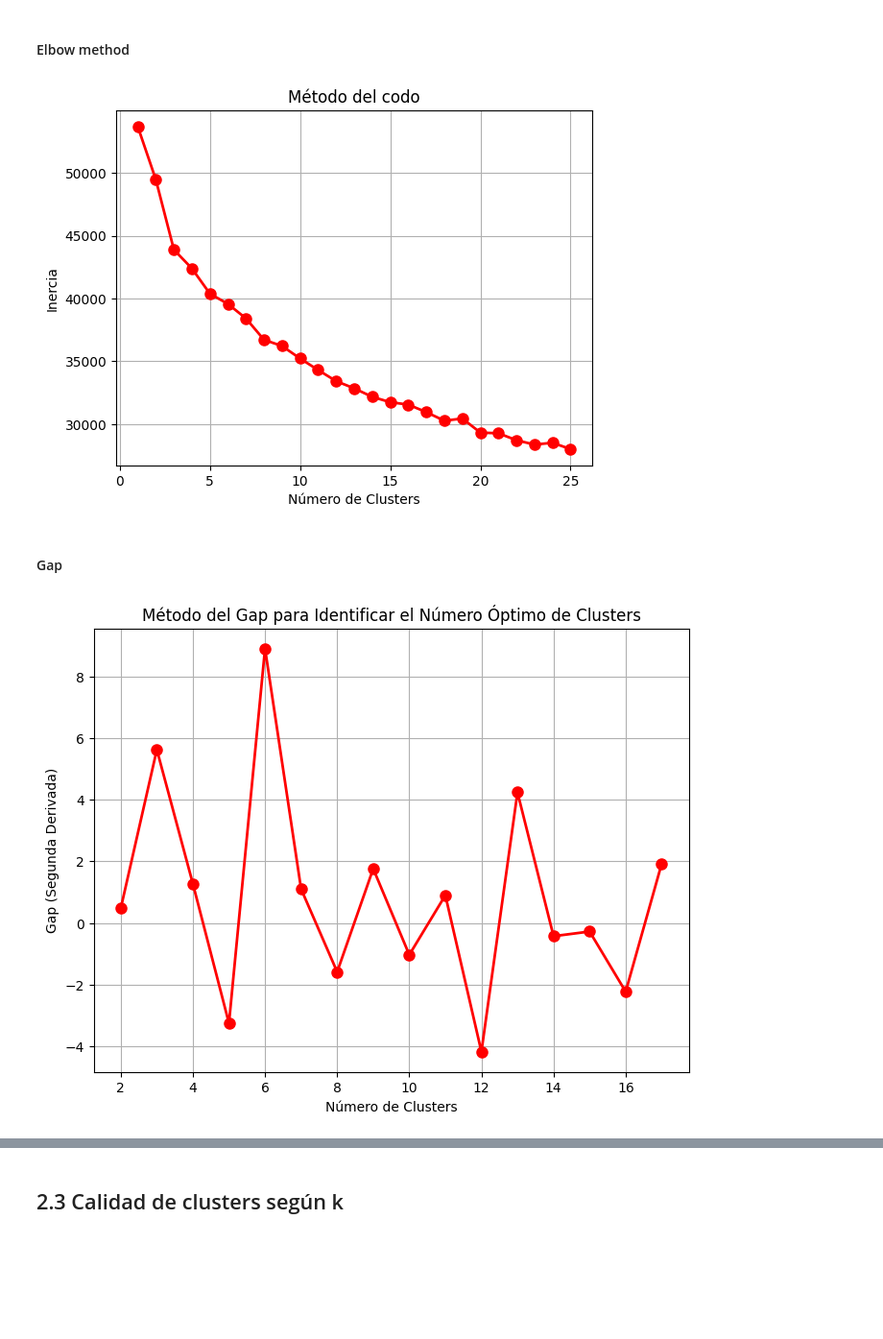
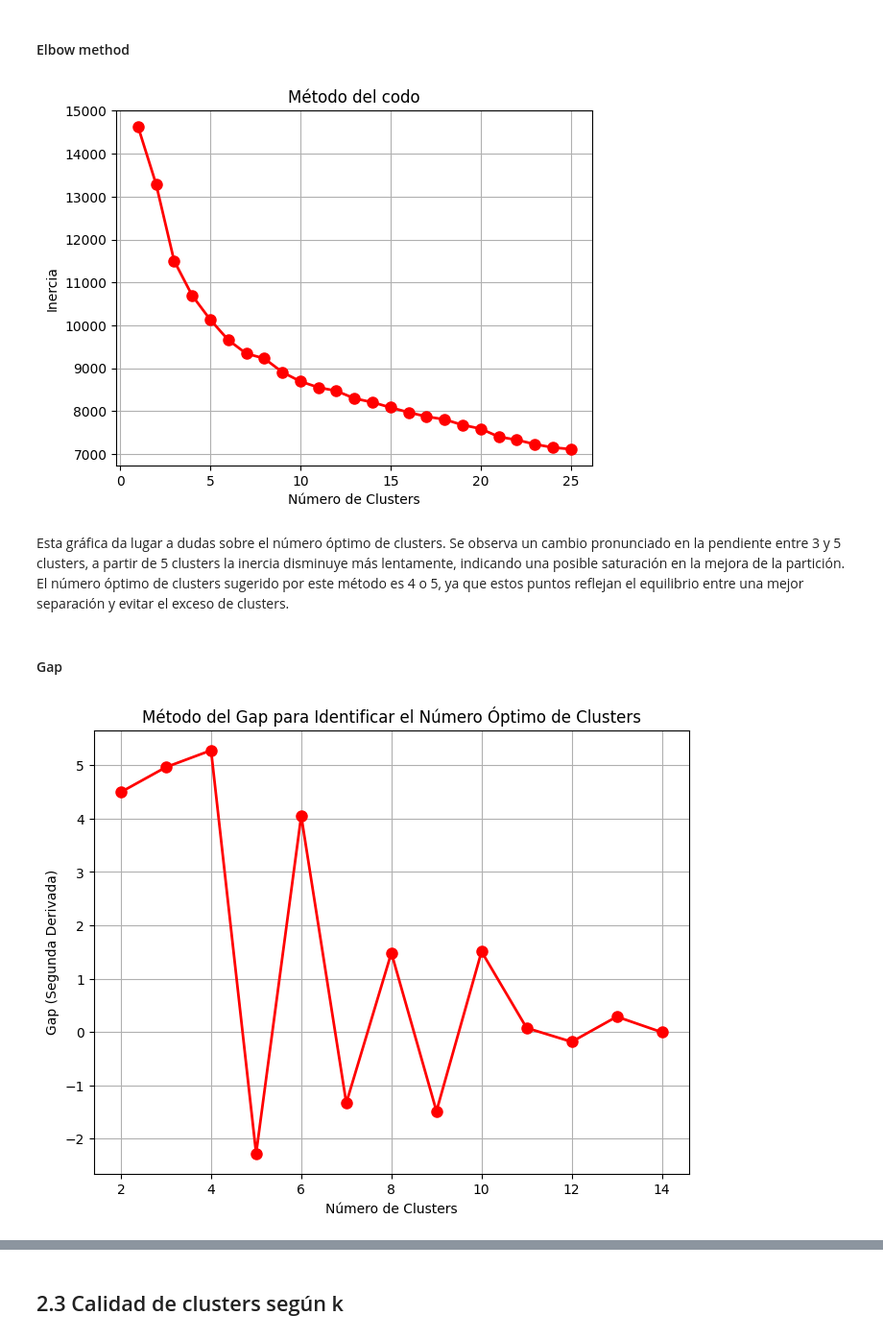
Before and after one commit to kliniik/Practica_AAI_2, a Jupyter notebook: 2_particional.ipynb, the cells around one changed output, grey strips where cells are left out. Shown at 96% size. Saved outputs shown, nothing was run; the diff lists cells and outputs as text; code cells hidden in the pictures; blank space fills up the shorter version.

```diff
--- a/2_particional.ipynb
+++ b/2_particional.ipynb
@@ -95,7 +46,7 @@ def plot_results(inertials):
     plt.show()
 
 
-def select_clusters_from_dataframe(df, loops, max_iterations, init_cluster, tolerance):
+def select_clusters_from_dataframe(df, loops, max_iterations, init_cluster, tolerance, random_state=20):
 
     # Convertir el dataframe a un array numpy
     points = df
@@ -108,7 +59,8 @@ def select_clusters_from_dataframe(df, loops, max_iterations, init_cluster, tole
             n_clusters=i,
             max_iter=max_iterations,
             init=init_cluster,
-            tol=tolerance
+            tol=tolerance,
+            random_state=random_state
         )
 
         # Ajustar el modelo
@@ -125,49 +77,51 @@ def select_clusters_from_dataframe(df, loops, max_iterations, init_cluster, tole
 LOOPS = 25
 MAX_ITERATIONS = 10
 INITIALIZE_CLUSTERS = 'k-means++'
-CONVERGENCE_TOLERANCE = 0.001
+CONVERGENCE_TOLERANCE = 0.00001
 
 select_clusters_from_dataframe(
-    df=df_prueba101_norm,  # Sustituye con tu dataframe
+    df=normalized_df,  # Sustituye con tu dataframe
     loops=LOOPS,
     max_iterations=MAX_ITERATIONS,
     init_cluster=INITIALIZE_CLUSTERS,
     tolerance=CONVERGENCE_TOLERANCE
 )
 # %% [output]
-[figure, old version]
+[figure, new version]
+# %% [markdown]
+Esta gráfica da lugar a dudas sobre el número óptimo de clusters. Se observa un cambio pronunciado en la pendiente entre 3 y 5 clusters, a partir de 5 clusters la inercia disminuye más lentamente, indicando una posible saturación en la mejora de la partición. El número óptimo de clusters sugerido por este método es 4 o 5, ya que estos puntos reflejan el equilibrio entre una mejor separación y evitar el exceso de clusters.
 # %% [markdown]
 #### Gap
 # %%
 import matplotlib.pyplot as plt
 from scipy.cluster.hierarchy import linkage
 
 def plot_gap_from_dataframe(data):
 
     # Asegurarse de que los datos sean numéricos (sin columnas no válidas)
     points = data.select_dtypes(include=[np.number]).values
 
     # Calcular distancias jerárquicas entre puntos usando el método Ward
     Z = linkage(points, metric='euclidean', method='ward')
 
     # Obtener las últimas 10 distancias entre puntos o grupos
-    last = Z[-18:, 2]
+    last = Z[-15:, 2]
     num_clusters = np.arange(1, len(last) + 1)
 
     # Calcular el gap (segunda derivada de las distancias)
     gap = np.diff(last, n=2)  # Segunda diferencia (derivada discreta)
 
     # Visualizar el resultado
     plt.figure(figsize=(8, 6))
     plt.plot(num_clusters[:-2] + 1, gap[::-1], 'ro-', markersize=8, lw=2)
     plt.title('Método del Gap para Identificar el Número Óptimo de Clusters')
     plt.xlabel('Número de Clusters')
     plt.ylabel('Gap (Segunda Derivada)')
     plt.grid(True)
     plt.show()
 
 
 # Llamar a la función
-plot_gap_from_dataframe(df_prueba101_norm)
+plot_gap_from_dataframe(normalized_df)
 # %% [output]
-[figure, old version]
+[figure, new version]
```
Also changed, not shown: parts of 33 cells of this notebook.
